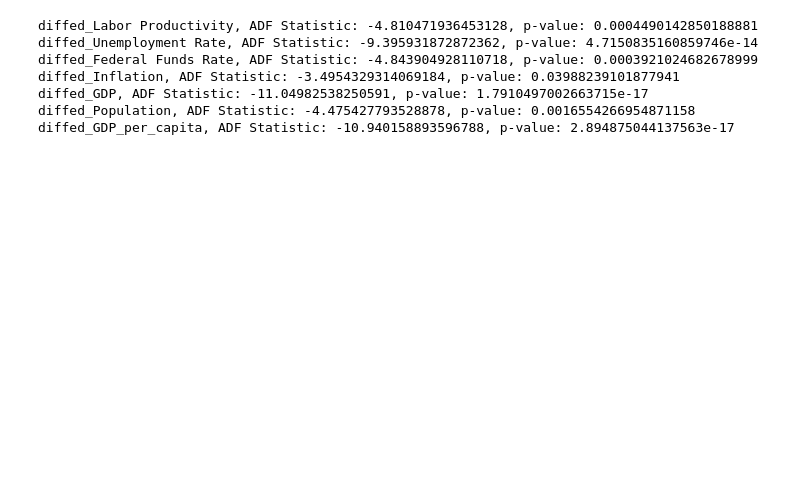
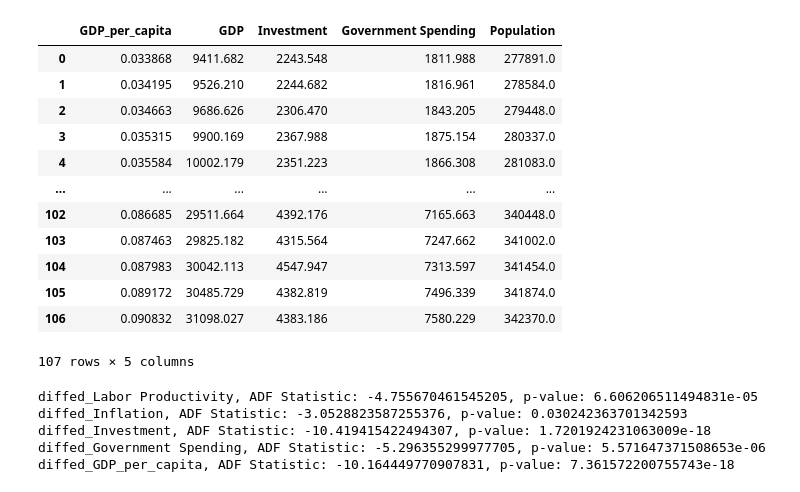
Before and after one commit to SimonasArliukas/Simonas-Portfolio, a Jupyter notebook: Macro_factors_effecting_GDP/Notebooks/EDA.ipynb, the cells around one changed output. Drawn from its saved outputs; the diff is of its cells as text; code cells hidden in the pictures; blank space fills up the shorter version.

```diff
--- a/Macro_factors_effecting_GDP/Notebooks/EDA.ipynb
+++ b/Macro_factors_effecting_GDP/Notebooks/EDA.ipynb
@@ -81,12 +83,28 @@ GDP_per_capita, ADF Statistic: 0.5400818770449792, p-value: 0.9969174794279753
+# %%
+data[["GDP_per_capita","GDP","Investment","Government Spending","Population"]]
+# %% [output]
+|  | GDP_per_capita | GDP | Investment | Government Spending | Population |
+| 0 | 0.033868 | 9411.682 | 2243.548 | 1811.988 | 277891.0 |
+| 1 | 0.034195 | 9526.210 | 2244.682 | 1816.961 | 278584.0 |
+| 2 | 0.034663 | 9686.626 | 2306.470 | 1843.205 | 279448.0 |
+| 3 | 0.035315 | 9900.169 | 2367.988 | 1875.154 | 280337.0 |
+| 4 | 0.035584 | 10002.179 | 2351.223 | 1866.308 | 281083.0 |
+| ... | ... | ... | ... | ... | ... |
+| 102 | 0.086685 | 29511.664 | 4392.176 | 7165.663 | 340448.0 |
+| 103 | 0.087463 | 29825.182 | 4315.564 | 7247.662 | 341002.0 |
+| 104 | 0.087983 | 30042.113 | 4547.947 | 7313.597 | 341454.0 |
+| 105 | 0.089172 | 30485.729 | 4382.819 | 7496.339 | 341874.0 |
+| 106 | 0.090832 | 31098.027 | 4383.186 | 7580.229 | 342370.0 |
+107 rows × 5 columns
 # %%
 ##Differencing the data and calculating Dickey Fuller on the new data
-Differenced_data = differencing(data)
-dickey_fuller_test(Differenced_data)
+exclude = ["Unemployment Rate", "Federal Funds Rate","GDP","Population"]
+data_i1 = data.loc[:, ~data.columns.isin(exclude)]
+Differenced_data = differencing(data_i1)
+dickey_fuller_test(Differenced_data,"c")
 # %% [output]
-diffed_Labor Productivity, ADF Statistic: -4.810471936453128, p-value: 0.0004490142850188881
-diffed_Unemployment Rate, ADF Statistic: -9.395931872872362, p-value: 4.7150835160859746e-14
-diffed_Federal Funds Rate, ADF Statistic: -4.843904928110718, p-value: 0.0003921024682678999
-diffed_Inflation, ADF Statistic: -3.4954329314069184, p-value: 0.03988239101877941
-diffed_GDP, ADF Statistic: -11.04982538250591, p-value: 1.7910497002663715e-17
-diffed_Population, ADF Statistic: -4.475427793528878, p-value: 0.0016554266954871158
-diffed_GDP_per_capita, ADF Statistic: -10.940158893596788, p-value: 2.894875044137563e-17
+diffed_Labor Productivity, ADF Statistic: -4.755670461545205, p-value: 6.606206511494831e-05
+diffed_Inflation, ADF Statistic: -3.0528823587255376, p-value: 0.030242363701342593
+diffed_Investment, ADF Statistic: -10.419415422494307, p-value: 1.7201924231063009e-18
+diffed_Government Spending, ADF Statistic: -5.296355299977705, p-value: 5.571647371508653e-06
+diffed_GDP_per_capita, ADF Statistic: -10.164449770907831, p-value: 7.361572200755743e-18
```
Also changed, not shown: parts of 9 cells of this notebook, 10 other files.
